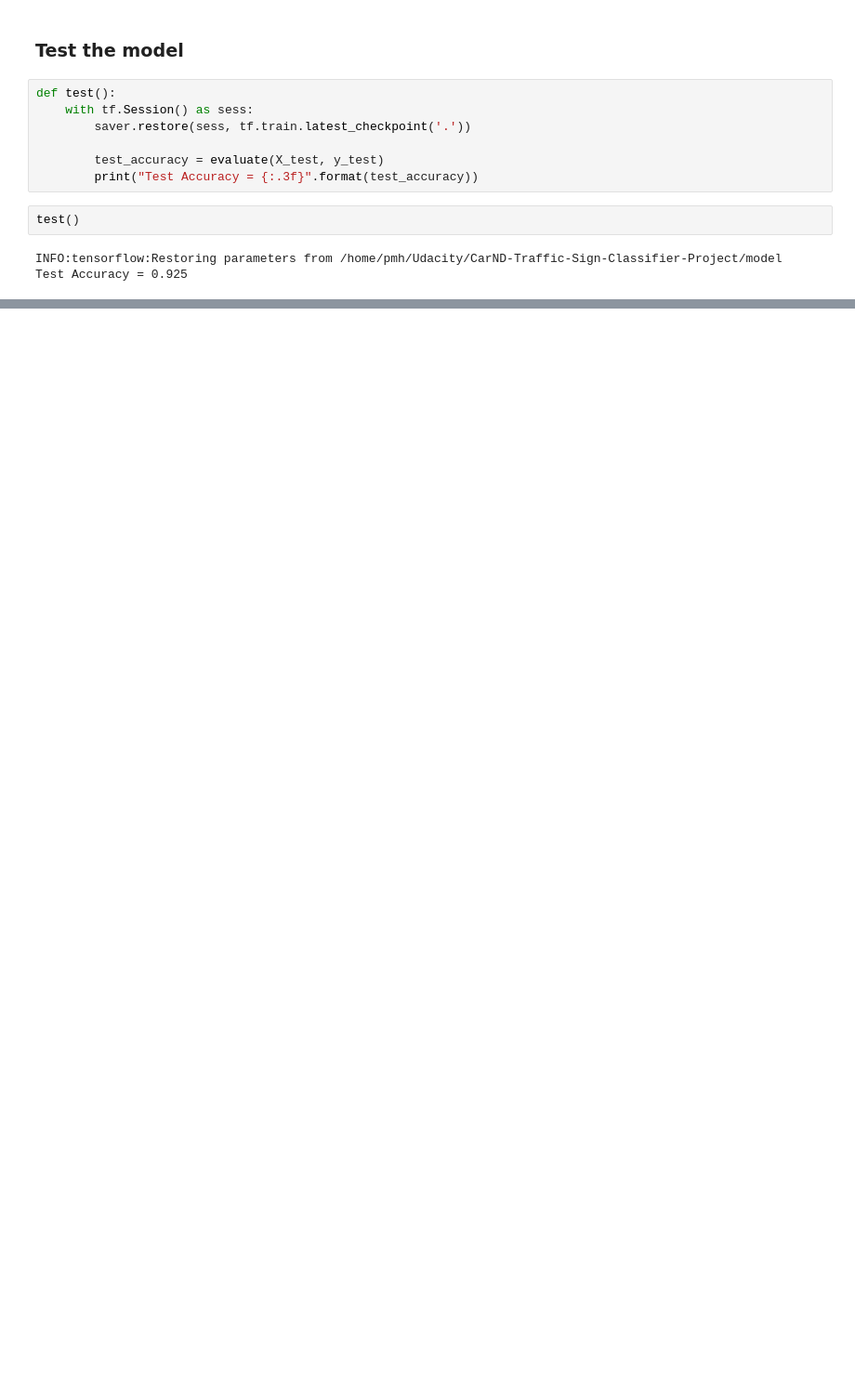
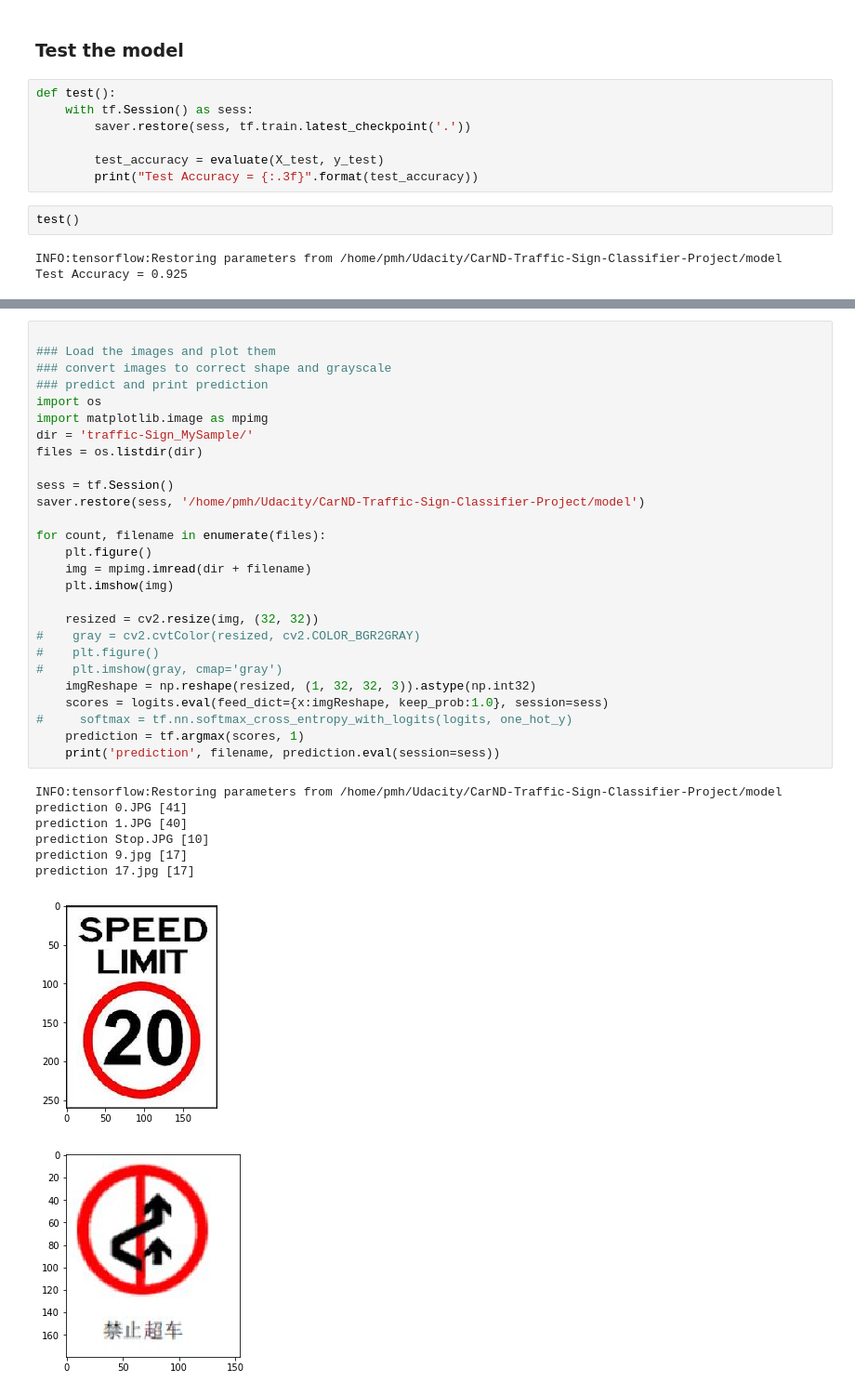
Before and after one commit to WalesPeng/Traffic_Sign_Classifier, a Jupyter notebook: Traffic_Sign_Classifier.ipynb, the cells around one changed output, grey strips where cells are left out. Shown at 93% size. Saved outputs shown, nothing was run; the diff lists cells and outputs as text; blank space fills up the shorter version.

Commit message:
Test new image
Test new image

```diff
--- a/Traffic_Sign_Classifier.ipynb
+++ b/Traffic_Sign_Classifier.ipynb
@@ -368,0 +382,36 @@ Test Accuracy = 0.925
+# %%
+
+### Load the images and plot them
+### convert images to correct shape and grayscale
+### predict and print prediction
+import os
+import matplotlib.image as mpimg
+dir = 'traffic-Sign_MySample/'
+files = os.listdir(dir)
+
+sess = tf.Session()
+saver.restore(sess, '/home/pmh/Udacity/CarND-Traffic-Sign-Classifier-Project/model')
+
+for count, filename in enumerate(files):
+    plt.figure()
+    img = mpimg.imread(dir + filename)
+    plt.imshow(img)
+
+    resized = cv2.resize(img, (32, 32))
+#    gray = cv2.cvtColor(resized, cv2.COLOR_BGR2GRAY)
+#    plt.figure()
+#    plt.imshow(gray, cmap='gray')
+    imgReshape = np.reshape(resized, (1, 32, 32, 3)).astype(np.int32)
+    scores = logits.eval(feed_dict={x:imgReshape, keep_prob:1.0}, session=sess)
+#     softmax = tf.nn.softmax_cross_entropy_with_logits(logits, one_hot_y)
+    prediction = tf.argmax(scores, 1)
+    print('prediction', filename, prediction.eval(session=sess))
+# %% [output]
+INFO:tensorflow:Restoring parameters from /home/pmh/Udacity/CarND-Traffic-Sign-Classifier-Project/model
+prediction 0.JPG [41]
+prediction 1.JPG [40]
+prediction Stop.JPG [10]
+prediction 9.jpg [17]
+prediction 17.jpg [17]
+[figure, added]
+[figure, added]
```
Also changed, not shown: parts of 4 cells of this notebook, 5 other files.
